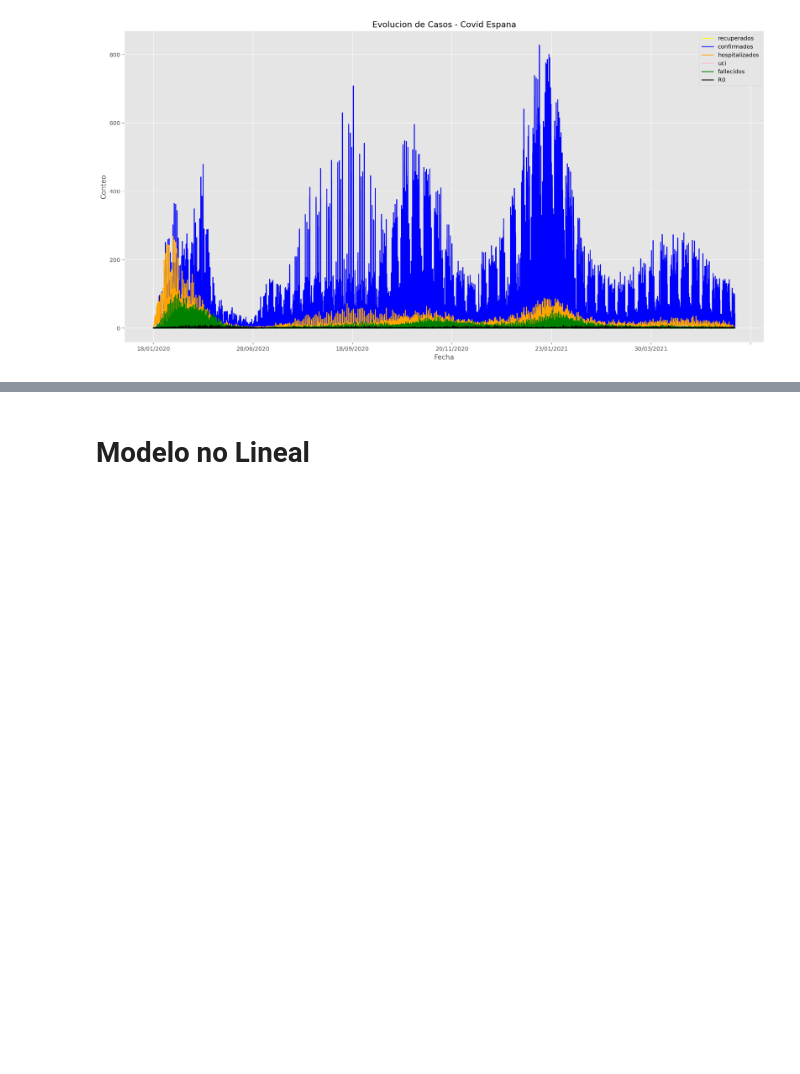
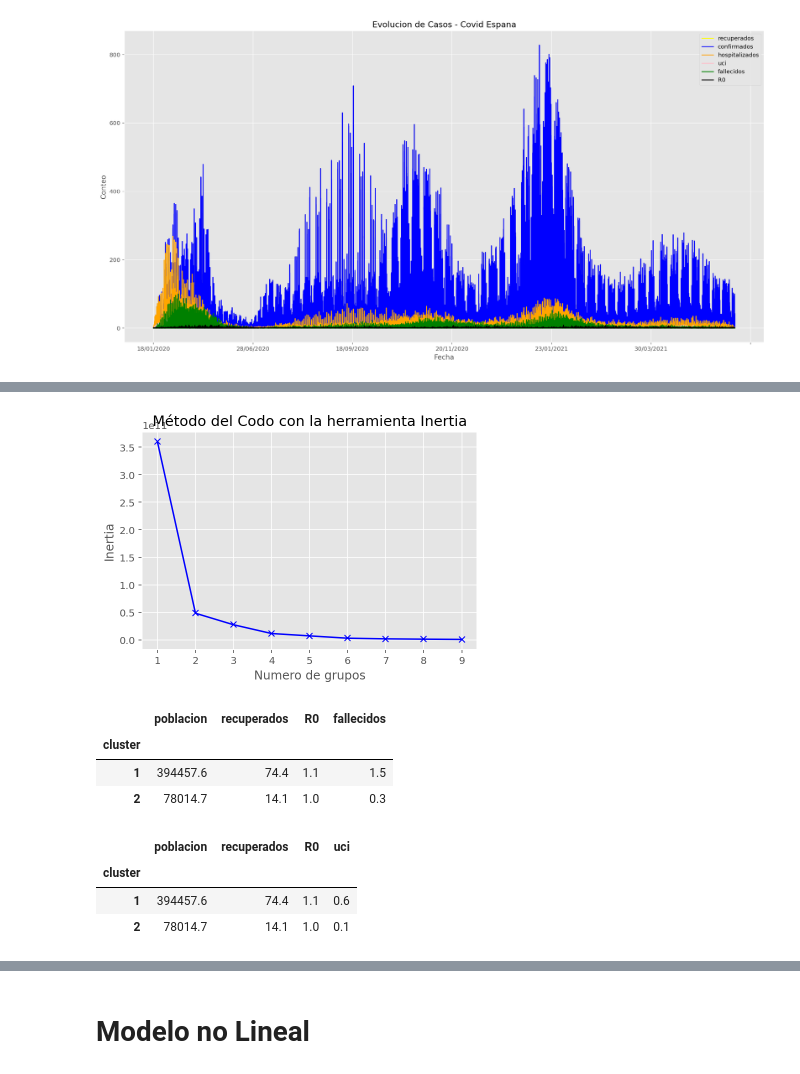
Before and after one commit to arthurbaleeiro/ArtBaleeiro, a Jupyter notebook: analisis_arthurTFM.ipynb, the cells around one changed output, grey strips where cells are left out. Drawn from its saved outputs; the diff is of its cells as text; code cells hidden in the pictures; blank space fills up the shorter version.

```diff
--- a/analisis_arthurTFM.ipynb
+++ b/analisis_arthurTFM.ipynb
@@ -625,0 +492,65 @@ print(lr_multiple.score(X_train, y_train))
+# %%
+#ANALISIS CLUSTER - Hospitalizados
+
+inertias = []
+K = range(1,10)
+
+for k in K:
+    #Building and fitting the model
+    kmeanModel = KMeans(n_clusters=k).fit(data_hos.drop(['ccaa'],axis=1))
+    kmeanModel.fit(data_hos.drop(['ccaa'],axis=1))
+    inertias.append(kmeanModel.inertia_)
+
+plt.plot(K, inertias, 'bx-')
+plt.xlabel('Numero de grupos')
+plt.ylabel('Inertia')
+plt.title('Método del Codo con la herramienta Inertia')
+plt.show()
+# %% [output]
+[figure, added]
+# %%
+# FALLECIDOS
+# ajustado el algoritmo Kmeans ak conjunto de datos
+from sklearn.cluster import KMeans
+
+## Numero de clústers a utilizar. En este caso 2 clústers
+kmeans = KMeans(n_clusters = 2, init = 'k-means++', random_state = 42)
+y_kmeans = kmeans.fit_predict(data_fal.drop(['ccaa'],axis=1))
+y_kmeans1=y_kmeans+1
+cluster = pd.DataFrame(y_kmeans1)
+today_sub=data_fal.drop(['ccaa'],axis=1)
+# Adding cluster to the Dataset
+today_sub['cluster'] = cluster
+#Mean of clusters
+kmeans_mean_cluster = pd.DataFrame(round(today_sub.groupby('cluster').mean(),1))
+
+## Identificación de los valores promedio ( centroides)
+kmeans_mean_cluster
+# %% [output]
+|  | poblacion | recuperados | R0 | fallecidos |
+| cluster |  |  |  |  |
+| 1 | 394457.6 | 74.4 | 1.1 | 1.5 |
+| 2 | 78014.7 | 14.1 | 1.0 | 0.3 |
+# %%
+# UCI
+# ajustado el algoritmo Kmeans ak conjunto de datos
+from sklearn.cluster import KMeans
+
+## Numero de clústers a utilizar. En este caso 2 clústers
+kmeans = KMeans(n_clusters = 2, init = 'k-means++', random_state = 42)
+y_kmeans = kmeans.fit_predict(data_uci.drop(['ccaa'],axis=1))
+y_kmeans1=y_kmeans+1
+cluster = pd.DataFrame(y_kmeans1)
+today_sub2=data_uci.drop(['ccaa'],axis=1)
+# Adding cluster to the Dataset
+today_sub2['cluster'] = cluster
+#Mean of clusters
+kmeans_mean_cluster = pd.DataFrame(round(today_sub2.groupby('cluster').mean(),1))
+
+## Identificación de los valores promedio ( centroides)
+kmeans_mean_cluster
+# %% [output]
+|  | poblacion | recuperados | R0 | uci |
+| cluster |  |  |  |  |
+| 1 | 394457.6 | 74.4 | 1.1 | 0.6 |
+| 2 | 78014.7 | 14.1 | 1.0 | 0.1 |
```
Also changed, not shown: parts of 50 cells of this notebook.
